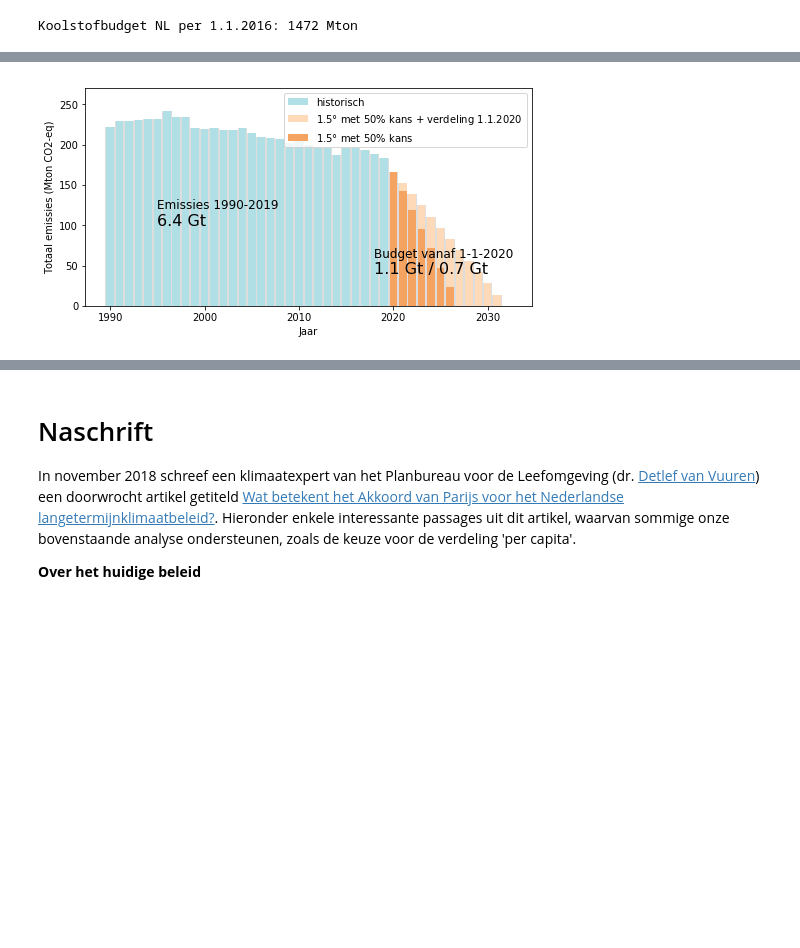
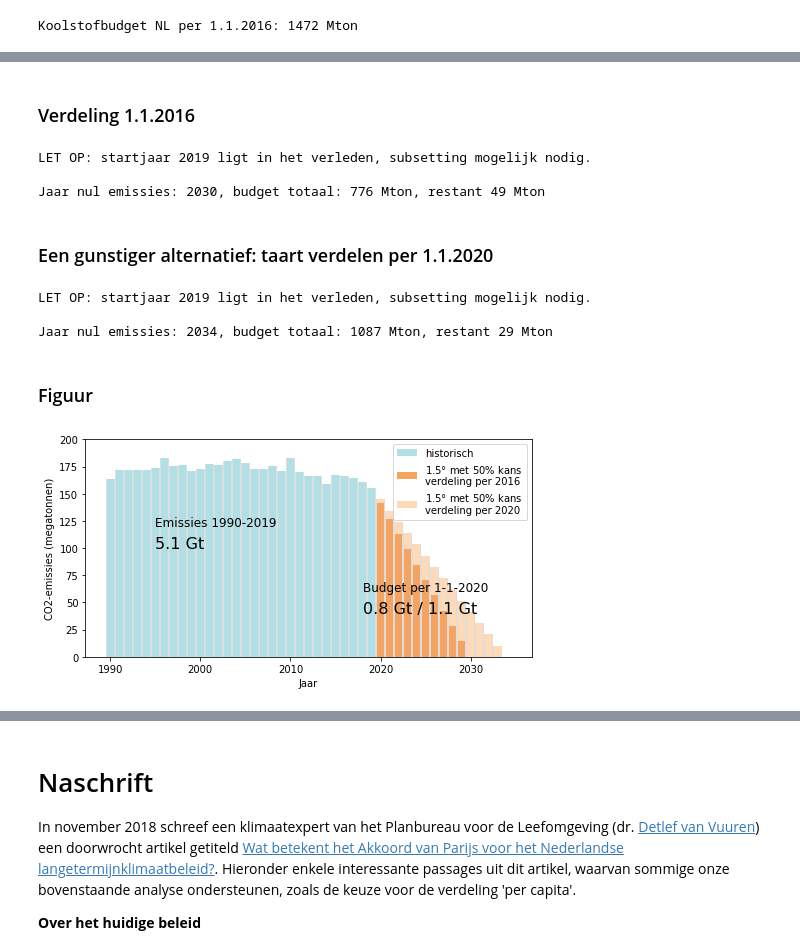
Before and after one commit to lvankampenhout/BKG_emissies_NL, a Jupyter notebook: koolstofbudget.ipynb, the cells around one changed output, grey strips where cells are left out. Saved outputs shown, nothing was run; the diff lists cells and outputs as text; code cells hidden in the pictures; blank space fills up the shorter version.

```diff
--- a/koolstofbudget.ipynb
+++ b/koolstofbudget.ipynb
@@ -321,7 +315,7 @@ Koolstofbudget NL per 1.1.2016: 892 Mton
 # %% [markdown]
 Sinds het peiljaar 2016 zijn we 4 jaren verder met weinig mitigatie. Het budget per 1.1.2020 is geslonken tot
 # %%
-budget_NL_2020 = budget_NL_2016 - df_emis_NL[[2016,2017,2018,2019]].sum()
+budget_NL_2020 = budget_NL_2016 - df_co2_NL[[2016,2017,2018,2019]].sum()
 
 #budget_NL_2020 = (budget_2016 - 160e3 ) * inwoners_NL_frac_wereld # Alternatief: taart verdelen vanaf 1.1.2020
 print(f'Koolstofbudget NL per 1.1.2020: {budget_NL_2020:.0f} Mton')
@@ -406,7 +390,7 @@ print(f'Koolstofbudget NL per 1.1.2016: {budget_NL_2016:.0f} Mton')
 # %% [output]
 Koolstofbudget NL per 1.1.2016: 1472 Mton
 # %%
-budget_NL_2020 = budget_NL_2016 - df_emis_NL[[2016,2017,2018,2019]].sum()
+budget_NL_2020 = budget_NL_2016 - df_co2_NL[[2016,2017,2018,2019]].sum()
 
 print(f'Koolstofbudget NL per 1.1.2020: {budget_NL_2020:.0f} Mton')
 # %% [output]
@@ -470,2 +397,0 @@ def emissies_1p50_verdeling2020(budget_2018):
-# %%
-df_1p50_lin2 = emissies_1p50_verdeling2020(budget_2018)
@@ -475,27 +398,74 @@ Restant door afronding: 35 Mton
+# %% [markdown]
+### Verdeling 1.1.2016
+# %%
+URGENDA = 0
+
+if (URGENDA):
+    foo = bereken_emissiereductie_lineair(budget=budget_NL_2020, startjaar=2020, emissies_startjaar=emis_Urgenda)
+    df_1p50_lin2 = foo
+
+else:
+    foo = bereken_emissiereductie_lineair(budget=budget_NL_2020+df_co2_NL[2019], startjaar=2019, emissies_startjaar=df_co2_NL[2019])
+    df_1p50_lin2 = foo.loc[2020:]
+
+print(f'Jaar nul emissies: {df_1p50_lin2.index[-1]}, budget totaal: {df_1p50_lin2.sum():.0f} Mton, restant {budget_NL_2020-df_1p50_lin2.sum():.0f} Mton')
+# %% [output]
+LET OP: startjaar 2019 ligt in het verleden, subsetting mogelijk nodig.
+
+Jaar nul emissies: 2030, budget totaal: 776 Mton, restant 49 Mton
+# %% [markdown]
+### Een gunstiger alternatief: taart verdelen per 1.1.2020
+# %%
+correctie_2020 = 80  *  1e9/1e6 # mondiale uitstoot ca. 40 Gt per jaar
+budget_2020 = budget_2018 - correctie_2020 # aftrekken , niet optellen
+budget_NL_2020 = inwoners_NL_frac_wereld * budget_2020
+
+if (URGENDA):
+    foo = bereken_emissiereductie_lineair(budget=budget_NL_2020, startjaar=2020, emissies_startjaar=emis_Urgenda)
+    df_1p50_lin3 = foo
+
+else:
+    foo = bereken_emissiereductie_lineair(budget=budget_NL_2020+df_co2_NL[2019], startjaar=2019, emissies_startjaar=df_co2_NL[2019])
+    df_1p50_lin3 = foo.loc[2020:]
+
+print(f'Jaar nul emissies: {df_1p50_lin3.index[-1]}, budget totaal: {df_1p50_lin3.sum():.0f} Mton, restant {budget_NL_2020-df_1p50_lin3.sum():.0f} Mton')
+# %% [output]
+LET OP: startjaar 2019 ligt in het verleden, subsetting mogelijk nodig.
+
+Jaar nul emissies: 2034, budget totaal: 1087 Mton, restant 29 Mton
+# %% [markdown]
+### Figuur
 # %%
 plt.figure(figsize=(8,4))
 
-plot_bar(df_emis_NL.index, df_emis_NL, label='historisch', color=c_dict['hist'])
+plot_bar(df_co2_NL.index, df_co2_NL, label='historisch', color=c_dict['hist'])
 
-plot_bar(df_1p50_lin2.index, df_1p50_lin2, label='1.5$\degree$ met $50\%$ kans + verdeling 1.1.2020', color=c_dict['future'])
-plot_bar(df_1p50_lin.index, df_1p50_lin, label='1.5$\degree$ met $50\%$ kans', color=c_dict['future2'])
+plot_bar(df_1p50_lin3.index, df_1p50_lin3, label='1.5$\degree$ met $50\%$ kans\nverdeling per 2020', color=c_dict['future'])
+plot_bar(df_1p50_lin2.index, df_1p50_lin2, label='1.5$\degree$ met $50\%$ kans\nverdeling per 2016', color=c_dict['future2'])
 
 plt.xlabel('Jaar')
-plt.ylabel('Totaal emissies (Mton CO2-eq)')
+#plt.ylabel('Totaal emissies (Mton CO2-eq)')
+plt.ylabel('CO2-emissies (megatonnen)')
 
-
-hist_sum = df_emis_NL.sum() / 1e3 # Gt
+hist_sum = df_co2_NL.sum() / 1e3 # Gt
 plt.text(1995,120,s=f'Emissies 1990-2019',fontdict={'fontsize':12})
 plt.text(1995,100,s=f'{hist_sum:.1f} Gt',fontdict={'fontsize':16})
 
-future_sum = df_1p50_lin.sum() / 1e3
-future_sum2 = df_1p50_lin2.sum() / 1e3
-plt.text(2018,60,s=f'Budget vanaf 1-1-2020',fontdict={'fontsize':12})
-plt.text(2018,40,s=f'{future_sum2:.1f} Gt / {future_sum:.1f} Gt ',fontdict={'fontsize':16})
+future_sum = df_1p50_lin2.sum() / 1e3
+future_sum2 = df_1p50_lin3.sum() / 1e3
+plt.text(2018,60,s=f'Budget per 1-1-2020',fontdict={'fontsize':12})
+plt.text(2018,40,s=f'{future_sum:.1f} Gt / {future_sum2:.1f} Gt ',fontdict={'fontsize':16})
 
-plt.ylim((0, 270))
-plt.legend()
+#plt.xlim((1990, 2040))
+plt.ylim((0, 200))
+
+ax = plt.gca()
+handles, labels = ax.get_legend_handles_labels()
+myorder = [0,2,1]
+handles = [handles[i] for i in myorder]
+labels = [labels[i] for i in myorder]
+ax.legend(handles, labels)
 
 plt.savefig('figuur4_1p50.png',dpi=300)
 # %% [output]
-[figure, old version]
+[figure, new version]
```
Also changed, not shown: parts of 75 cells of this notebook.
